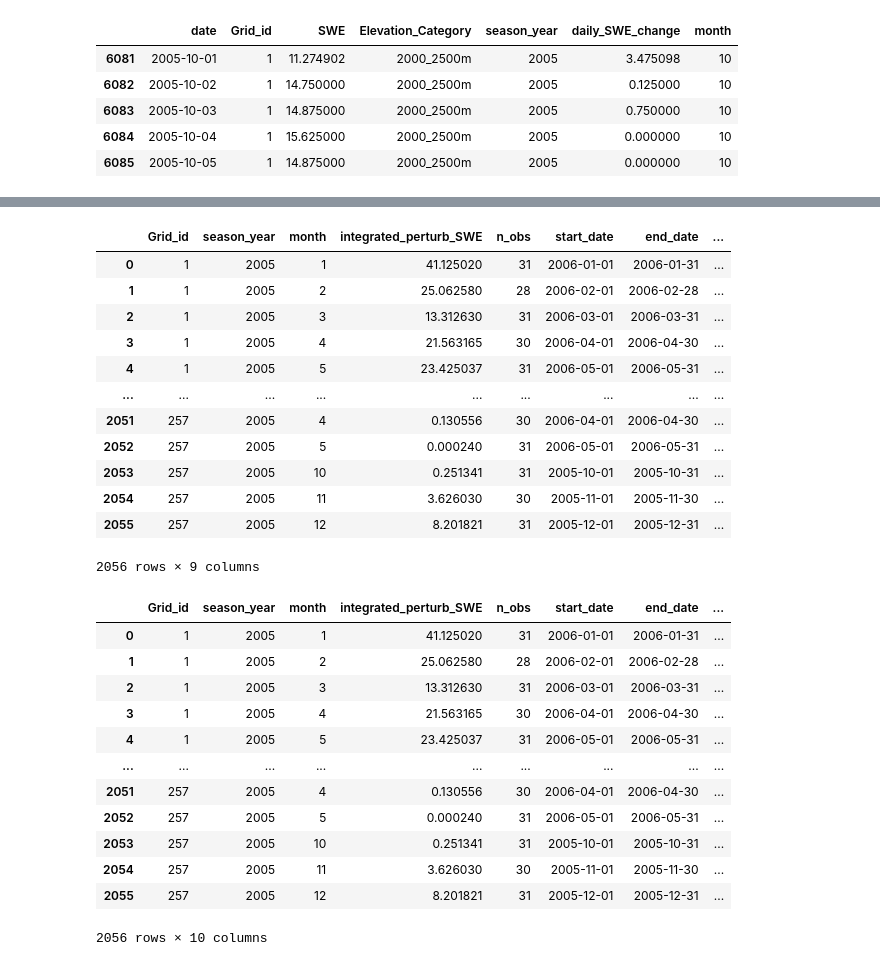
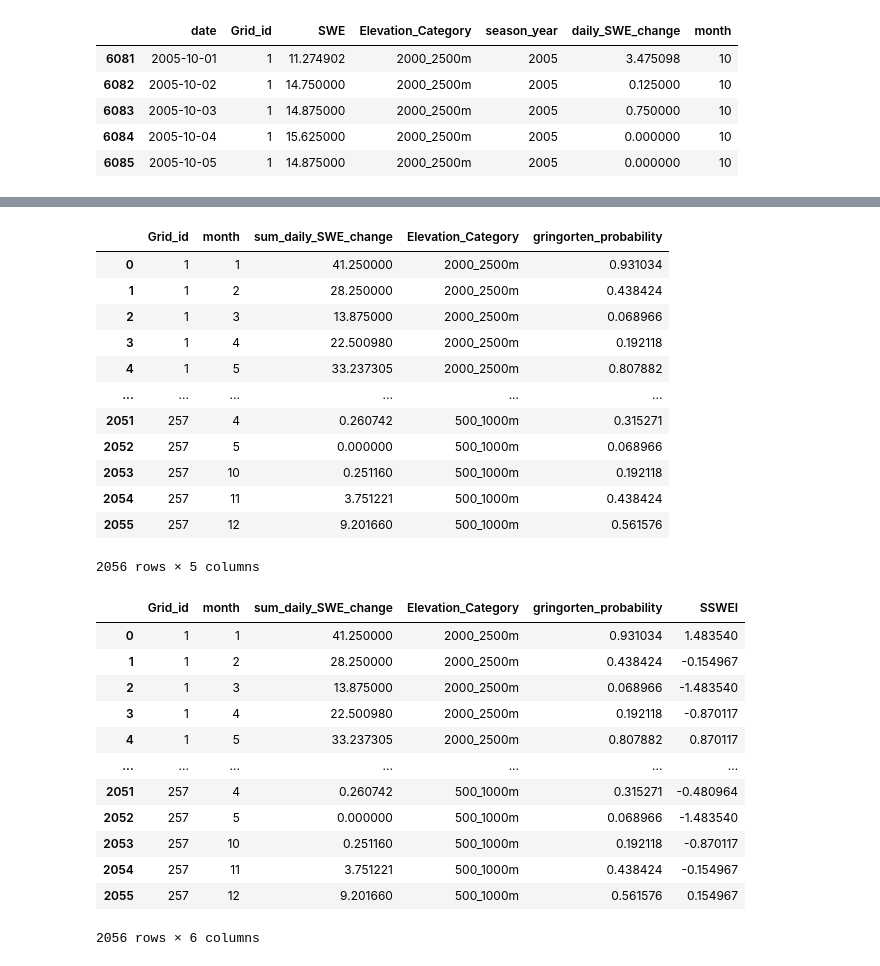
Before and after one commit to Nadiesenali/snowdroughtindex-main, a Jupyter notebook: notebooks/workflows/8_2005_comparison.ipynb, the cells around one changed output, grey strips where cells are left out. Saved outputs shown, nothing was run; the diff lists cells and outputs as text; code cells hidden in the pictures.

```diff
--- a/notebooks/workflows/8_2005_comparison.ipynb
+++ b/notebooks/workflows/8_2005_comparison.ipynb
@@ -37,6 +37,7 @@ config = {
     'SWEI_input_dir': project_root / 'data' / 'output_data' /  '1980_2024' / 'comparison'/ 'For_SWEI_calculation.csv',
     'SPI_dir': project_root / 'data' / 'output_data' / '1980_2024' / 'comparison' / 'monthly_SPI_2005_unstacked.csv',
     'SnoDRI_dir': project_root / 'data' / 'output_data' / '1980_2024' / 'comparison' / 'monthly_SnoDRI_2005_unstacked.csv',
+    'normalized': project_root / 'data' / 'output_data' / '1980_2024' / 'comparison' / 'Drought_Indices_Comparison_Normalized.csv',
     'shapefile_dir': project_root / 'data' / 'input_data' / 'shapefiles' / 'BowRiverBasin' / 'Bow_elevation_combined.shp',
     'output_dir': project_root / 'data' / 'output_data' / '1980_2024' / 'comparison',
     'plots': project_root / 'data' / 'output_plots' / '1980_2024' / 'comparison',
@@ -92,0 +94,12 @@ display(swe_df.head())
+# %%
+# Sum daily_SWE_change by Grid_id and month
+sum_daily_SWE = (
+    swe_df
+    .groupby(['Grid_id', 'month'], as_index=False)['daily_SWE_change']
+    .sum()
+    .rename(columns={'daily_SWE_change': 'sum_daily_SWE_change'})
+)
+#keep Elevation column
+sum_daily_SWE = sum_daily_SWE.merge(swe_df[['Grid_id', 'Elevation_Category']].drop_duplicates(), on='Grid_id', how='left')
+
+display(sum_daily_SWE.head())
@@ -131,45 +158,45 @@ display(perturb_integrated.head())
 # %%
 # 3. Gringorten plotting position calculation
 # Apply gringorten_probabilities grouped by coordinate_id
-perturb_integrated['gringorten_probability'] = perturb_integrated.groupby('Grid_id')['integrated_perturb_SWE'].transform(sswei.gringorten_probabilities)
+sum_daily_SWE['gringorten_probability'] = sum_daily_SWE.groupby('Grid_id')['sum_daily_SWE_change'].transform(sswei.gringorten_probabilities)
 
 # Display the updated DataFrame
-display(perturb_integrated)
+display(sum_daily_SWE)
 # %% [output]
-|  | Grid_id | season_year | month | integrated_perturb_SWE | n_obs | start_date | end_date | ... |
-| 0 | 1 | 2005 | 1 | 41.125020 | 31 | 2006-01-01 | 2006-01-31 | ... |
-| 1 | 1 | 2005 | 2 | 25.062580 | 28 | 2006-02-01 | 2006-02-28 | ... |
-| 2 | 1 | 2005 | 3 | 13.312630 | 31 | 2006-03-01 | 2006-03-31 | ... |
-| 3 | 1 | 2005 | 4 | 21.563165 | 30 | 2006-04-01 | 2006-04-30 | ... |
-| 4 | 1 | 2005 | 5 | 23.425037 | 31 | 2006-05-01 | 2006-05-31 | ... |
-| ... | ... | ... | ... | ... | ... | ... | ... | ... |
-| 2051 | 257 | 2005 | 4 | 0.130556 | 30 | 2006-04-01 | 2006-04-30 | ... |
-| 2052 | 257 | 2005 | 5 | 0.000240 | 31 | 2006-05-01 | 2006-05-31 | ... |
-| 2053 | 257 | 2005 | 10 | 0.251341 | 31 | 2005-10-01 | 2005-10-31 | ... |
-| 2054 | 257 | 2005 | 11 | 3.626030 | 30 | 2005-11-01 | 2005-11-30 | ... |
-| 2055 | 257 | 2005 | 12 | 8.201821 | 31 | 2005-12-01 | 2005-12-31 | ... |
+|  | Grid_id | month | sum_daily_SWE_change | Elevation_Category | gringorten_probability |
+| 0 | 1 | 1 | 41.250000 | 2000_2500m | 0.931034 |
+| 1 | 1 | 2 | 28.250000 | 2000_2500m | 0.438424 |
+| 2 | 1 | 3 | 13.875000 | 2000_2500m | 0.068966 |
+| 3 | 1 | 4 | 22.500980 | 2000_2500m | 0.192118 |
+| 4 | 1 | 5 | 33.237305 | 2000_2500m | 0.807882 |
+| ... | ... | ... | ... | ... | ... |
+| 2051 | 257 | 4 | 0.260742 | 500_1000m | 0.315271 |
+| 2052 | 257 | 5 | 0.000000 | 500_1000m | 0.068966 |
+| 2053 | 257 | 10 | 0.251160 | 500_1000m | 0.192118 |
+| 2054 | 257 | 11 | 3.751221 | 500_1000m | 0.438424 |
+| 2055 | 257 | 12 | 9.201660 | 500_1000m | 0.561576 |
-2056 rows × 9 columns
+2056 rows × 5 columns
 # %%
 #4. Compute standardized SWEI
 # Compute SSWEI grouped by coordinate_id
-perturb_integrated['SSWEI'] = perturb_integrated.groupby('Grid_id')['gringorten_probability'].transform(sswei.compute_swei)
+sum_daily_SWE['SSWEI'] = sum_daily_SWE.groupby('Grid_id')['gringorten_probability'].transform(sswei.compute_swei)
 
 # Display the updated DataFrame
-display(perturb_integrated)
+display(sum_daily_SWE)
 # %% [output]
-|  | Grid_id | season_year | month | integrated_perturb_SWE | n_obs | start_date | end_date | ... |
-| 0 | 1 | 2005 | 1 | 41.125020 | 31 | 2006-01-01 | 2006-01-31 | ... |
-| 1 | 1 | 2005 | 2 | 25.062580 | 28 | 2006-02-01 | 2006-02-28 | ... |
-| 2 | 1 | 2005 | 3 | 13.312630 | 31 | 2006-03-01 | 2006-03-31 | ... |
-| 3 | 1 | 2005 | 4 | 21.563165 | 30 | 2006-04-01 | 2006-04-30 | ... |
-| 4 | 1 | 2005 | 5 | 23.425037 | 31 | 2006-05-01 | 2006-05-31 | ... |
-| ... | ... | ... | ... | ... | ... | ... | ... | ... |
-| 2051 | 257 | 2005 | 4 | 0.130556 | 30 | 2006-04-01 | 2006-04-30 | ... |
-| 2052 | 257 | 2005 | 5 | 0.000240 | 31 | 2006-05-01 | 2006-05-31 | ... |
-| 2053 | 257 | 2005 | 10 | 0.251341 | 31 | 2005-10-01 | 2005-10-31 | ... |
-| 2054 | 257 | 2005 | 11 | 3.626030 | 30 | 2005-11-01 | 2005-11-30 | ... |
-| 2055 | 257 | 2005 | 12 | 8.201821 | 31 | 2005-12-01 | 2005-12-31 | ... |
+|  | Grid_id | month | sum_daily_SWE_change | Elevation_Category | gringorten_probability | SSWEI |
+| 0 | 1 | 1 | 41.250000 | 2000_2500m | 0.931034 | 1.483540 |
+| 1 | 1 | 2 | 28.250000 | 2000_2500m | 0.438424 | -0.154967 |
+| 2 | 1 | 3 | 13.875000 | 2000_2500m | 0.068966 | -1.483540 |
+| 3 | 1 | 4 | 22.500980 | 2000_2500m | 0.192118 | -0.870117 |
+| 4 | 1 | 5 | 33.237305 | 2000_2500m | 0.807882 | 0.870117 |
+| ... | ... | ... | ... | ... | ... | ... |
+| 2051 | 257 | 4 | 0.260742 | 500_1000m | 0.315271 | -0.480964 |
+| 2052 | 257 | 5 | 0.000000 | 500_1000m | 0.068966 | -1.483540 |
+| 2053 | 257 | 10 | 0.251160 | 500_1000m | 0.192118 | -0.870117 |
+| 2054 | 257 | 11 | 3.751221 | 500_1000m | 0.438424 | -0.154967 |
+| 2055 | 257 | 12 | 9.201660 | 500_1000m | 0.561576 | 0.154967 |
-2056 rows × 10 columns
+2056 rows × 6 columns
 # %%
 # Group by season_year and calculate the mean SSWEI for each year
 # Group by Season_year and Elevation_Category, then pivot to have each elevation as a column
```
Also changed, not shown: parts of 11 cells of this notebook.
